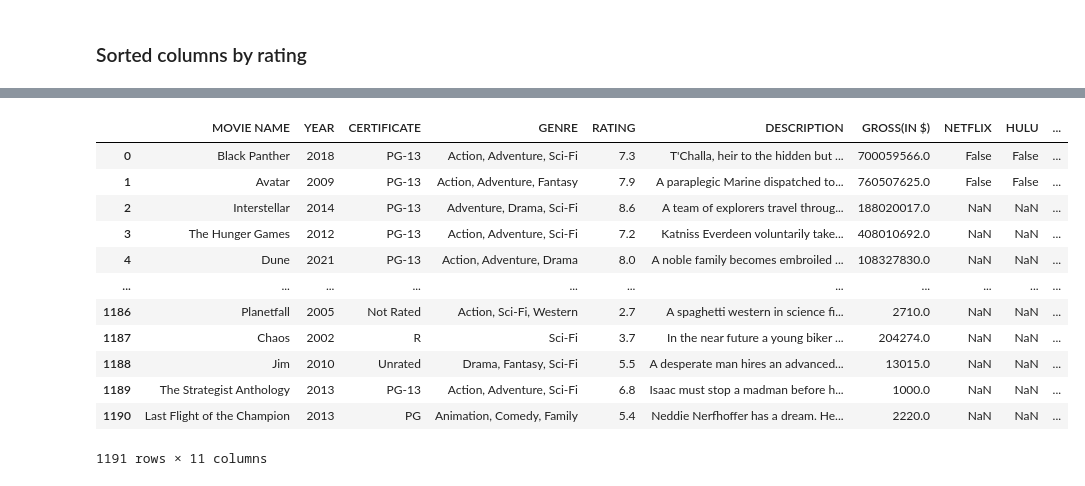
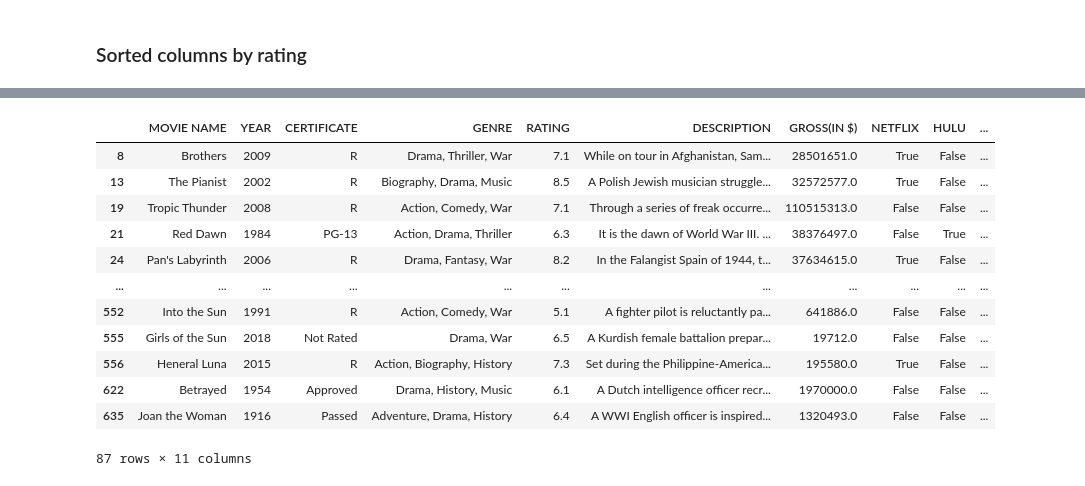
Before and after one commit to danthreepo/CapstoneProject_2025, a Jupyter notebook: vankirk_capstone_project_2025.ipynb, the cells around one changed output, grey strips where cells are left out. Saved outputs shown, nothing was run; the diff lists cells and outputs as text; code cells hidden in the pictures.

```diff
--- a/vankirk_capstone_project_2025.ipynb
+++ b/vankirk_capstone_project_2025.ipynb
@@ -171,2 +190,0 @@ def war():
-# %%
-movie_df = war()
@@ -211,0 +267,4 @@ scifi_cleaned.head()
+# %%
+movie_df = clean(movie_df)
+movie_df = organize(movie_df)
+movie_df
@@ -220,15 +293,15 @@ stream_df.columns = (
     .str.replace('_',' ')
 )
 
-stream_cleaned = stream_df.drop(
+stream_df = stream_df.drop(
     ['UNNAMED: 0', 'ID', 'YEAR', 'AGE', 'TYPE'], axis ='columns')
 
-stream_cleaned[['NETFLIX', 'HULU', 'PRIME VIDEO', 'DISNEY+']] = stream_cleaned[['NETFLIX', 'HULU', 'PRIME VIDEO', 'DISNEY+']].astype(bool)
-stream_cleaned = stream_cleaned.rename(columns={'TITLE': 'MOVIE NAME'})
-stream_cleaned = stream_cleaned.dropna()
+stream_df[['NETFLIX', 'HULU', 'PRIME VIDEO', 'DISNEY+']] = stream_df[['NETFLIX', 'HULU', 'PRIME VIDEO', 'DISNEY+']].astype(bool)
+stream_df = stream_df.rename(columns={'TITLE': 'MOVIE NAME'})
+stream_df = stream_df.dropna()
 #stream_cleaned.info()
-stream_cleaned.columns = stream_cleaned.columns.str.strip().str.upper()
-stream_cleaned.head()
+stream_df.columns = stream_df.columns.str.strip().str.upper()
+stream_df.head()
 # %% [output]
 |  | MOVIE NAME | ROTTEN TOMATOES | NETFLIX | HULU | PRIME VIDEO | DISNEY+ |
 | 0 | The Irishman | 98/100 | True | False | False | False |
@@ -257,24 +318,26 @@ scifi_cleaned_sorted.head(10)
 # %%
-scifi_stream_df = scifi_cleaned.merge(
-    stream_cleaned[['MOVIE NAME', 'NETFLIX', 'HULU', 'PRIME VIDEO', 'DISNEY+']],
+movie_stream_df = movie_df.merge(
+    stream_df[['MOVIE NAME', 'NETFLIX', 'HULU', 'PRIME VIDEO', 'DISNEY+']],
     on='MOVIE NAME',
     how='left'
 )
 #print(scifi_stream_df.head())
 #print(scifi_stream_df.info())
-scifi_stream_df
+movie_stream_df = movie_stream_df.dropna()
+
+movie_stream_df
 # %% [output]
 |  | MOVIE NAME | YEAR | CERTIFICATE | GENRE | RATING | DESCRIPTION | GROSS(IN $) | NETFLIX | HULU | ... |
-| 0 | Black Panther | 2018 | PG-13 | Action, Adventure, Sci-Fi | 7.3 | T'Challa, heir to the hidden but ... | 700059566.0 | False | False | ... |
-| 1 | Avatar | 2009 | PG-13 | Action, Adventure, Fantasy | 7.9 | A paraplegic Marine dispatched to... | 760507625.0 | False | False | ... |
-| 2 | Interstellar | 2014 | PG-13 | Adventure, Drama, Sci-Fi | 8.6 | A team of explorers travel throug... | 188020017.0 | NaN | NaN | ... |
-| 3 | The Hunger Games | 2012 | PG-13 | Action, Adventure, Sci-Fi | 7.2 | Katniss Everdeen voluntarily take... | 408010692.0 | NaN | NaN | ... |
-| 4 | Dune | 2021 | PG-13 | Action, Adventure, Drama | 8.0 | A noble family becomes embroiled ... | 108327830.0 | NaN | NaN | ... |
+| 8 | Brothers | 2009 | R | Drama, Thriller, War | 7.1 | While on tour in Afghanistan, Sam... | 28501651.0 | True | False | ... |
+| 13 | The Pianist | 2002 | R | Biography, Drama, Music | 8.5 | A Polish Jewish musician struggle... | 32572577.0 | True | False | ... |
+| 19 | Tropic Thunder | 2008 | R | Action, Comedy, War | 7.1 | Through a series of freak occurre... | 110515313.0 | False | False | ... |
+| 21 | Red Dawn | 1984 | PG-13 | Action, Drama, Thriller | 6.3 | It is the dawn of World War III. ... | 38376497.0 | False | True | ... |
+| 24 | Pan's Labyrinth | 2006 | R | Drama, Fantasy, War | 8.2 | In the Falangist Spain of 1944, t... | 37634615.0 | True | False | ... |
 | ... | ... | ... | ... | ... | ... | ... | ... | ... | ... | ... |
-| 1186 | Planetfall | 2005 | Not Rated | Action, Sci-Fi, Western | 2.7 | A spaghetti western in science fi... | 2710.0 | NaN | NaN | ... |
-| 1187 | Chaos | 2002 | R | Sci-Fi | 3.7 | In the near future a young biker ... | 204274.0 | NaN | NaN | ... |
-| 1188 | Jim | 2010 | Unrated | Drama, Fantasy, Sci-Fi | 5.5 | A desperate man hires an advanced... | 13015.0 | NaN | NaN | ... |
-| 1189 | The Strategist Anthology | 2013 | PG-13 | Action, Adventure, Sci-Fi | 6.8 | Isaac must stop a madman before h... | 1000.0 | NaN | NaN | ... |
-| 1190 | Last Flight of the Champion | 2013 | PG | Animation, Comedy, Family | 5.4 | Neddie Nerfhoffer has a dream. He... | 2220.0 | NaN | NaN | ... |
+| 552 | Into the Sun | 1991 | R | Action, Comedy, War | 5.1 | A fighter pilot is reluctantly pa... | 641886.0 | False | False | ... |
+| 555 | Girls of the Sun | 2018 | Not Rated | Drama, War | 6.5 | A Kurdish female battalion prepar... | 19712.0 | False | False | ... |
+| 556 | Heneral Luna | 2015 | R | Action, Biography, History | 7.3 | Set during the Philippine-America... | 195580.0 | True | False | ... |
+| 622 | Betrayed | 1954 | Approved | Drama, History, Music | 6.1 | A Dutch intelligence officer recr... | 1970000.0 | False | False | ... |
+| 635 | Joan the Woman | 1916 | Passed | Adventure, Drama, History | 6.4 | A WWI English officer is inspired... | 1320493.0 | False | False | ... |
-1191 rows × 11 columns
+87 rows × 11 columns
 # %%
```
Also changed, not shown: parts of 10 cells of this notebook.
